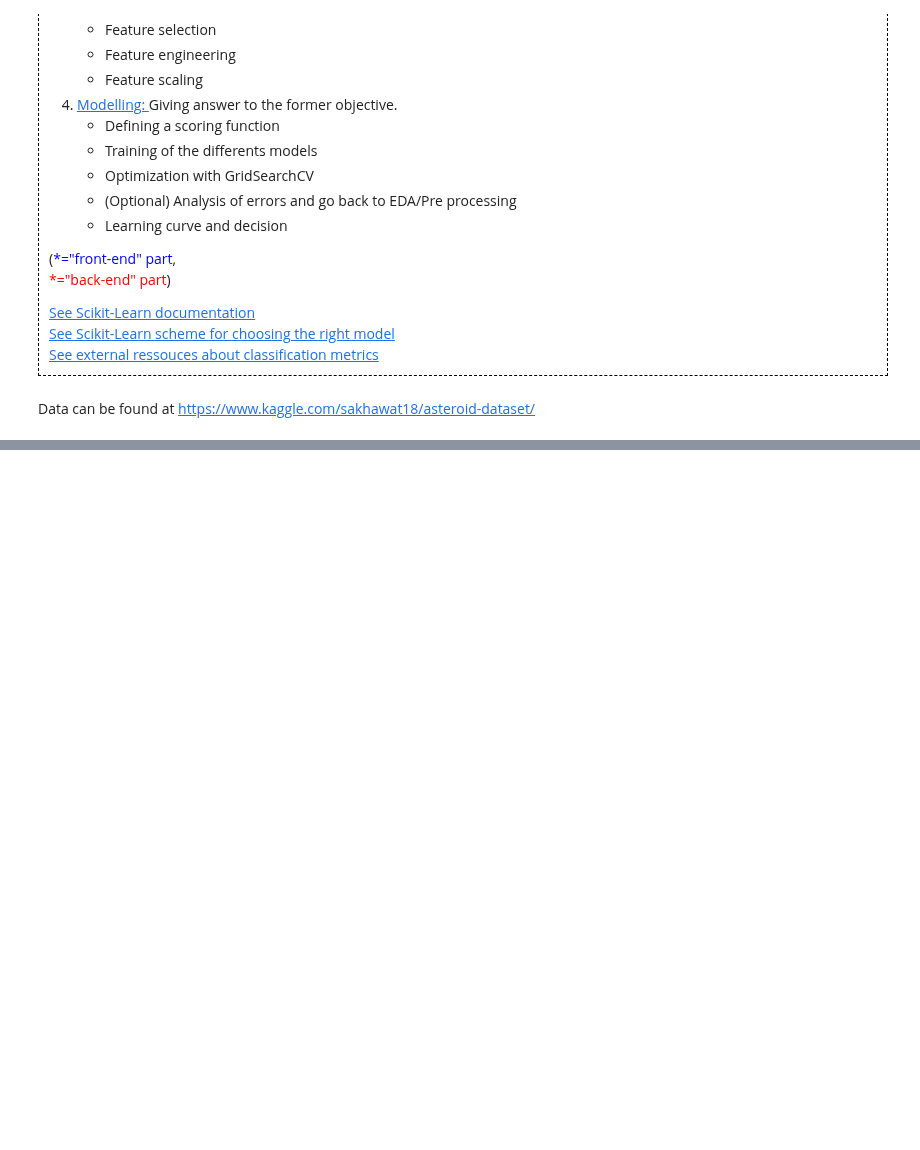
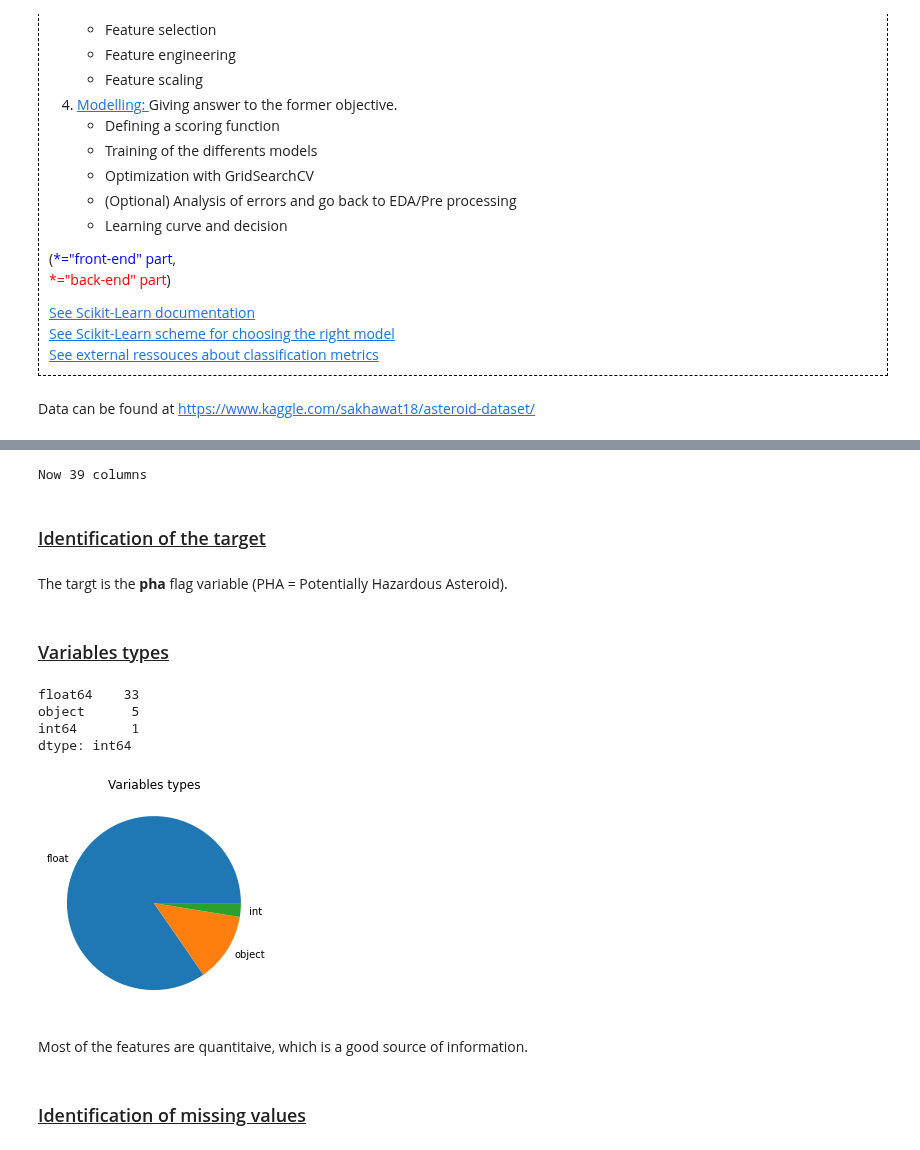
Before and after one commit to AnthonyJaquaniello/Machine_Learning, a Jupyter notebook: src/Asteroid.ipynb, the cells around one changed output, grey strips where cells are left out. Cells and saved outputs as stored; diff of their text form; code cells hidden in the pictures; blank space fills up the shorter version.

Commit message:
EDA: from objective to understanding of features (not included)

```diff
--- a/src/Asteroid.ipynb
+++ b/src/Asteroid.ipynb
@@ -59,3 +61,5 @@ import numpy as np
 import pandas as pd
 import matplotlib.pyplot as plt
 import seaborn as sns
+
+PATH = '/media/anthony/USOPP/Kaggle/asteroid.csv'
@@ -61,0 +68,4 @@ import seaborn as sns
+# %%
+asteroid = pd.read_csv(PATH)
+print(f'{asteroid.shape[0]} rows x {asteroid.shape[1]} columns')
+asteroid.head(n=15)
@@ -61,0 +91,27 @@ import seaborn as sns
+# %%
+#removing useless id columns in order to reduce shape of the dataset
+col_to_remove = ['id', 'full_name', 'name', 'spkid', 'orbit_id', 'prefix']
+asteroid.drop(columns=col_to_remove, inplace=True)
+print(f'Now {asteroid.shape[1]} columns')
+# %% [output]
+Now 39 columns
+# %% [markdown]
+<h3 style='text-decoration: underline;'>Identification of the target</h3>
+# %% [markdown]
+The targt is the <strong>pha</strong> flag variable (PHA = Potentially Hazardous Asteroid).
+# %% [markdown]
+<h3 style='text-decoration: underline;'>Variables types</h3>
+# %%
+plt.pie(asteroid.dtypes.value_counts(), labels=['float', 'object', 'int'])
+plt.title('Variables types')
+print(asteroid.dtypes.value_counts())
+# %% [output]
+float64    33
+object      5
+int64       1
+dtype: int64
+[figure, added]
+# %% [markdown]
+Most of the features are quantitaive, which is a good source of information.
+# %% [markdown]
+<h3 style='text-decoration: underline;'>Identification of missing values</h3>
```
Also changed, not shown: parts of 13 cells of this notebook.
